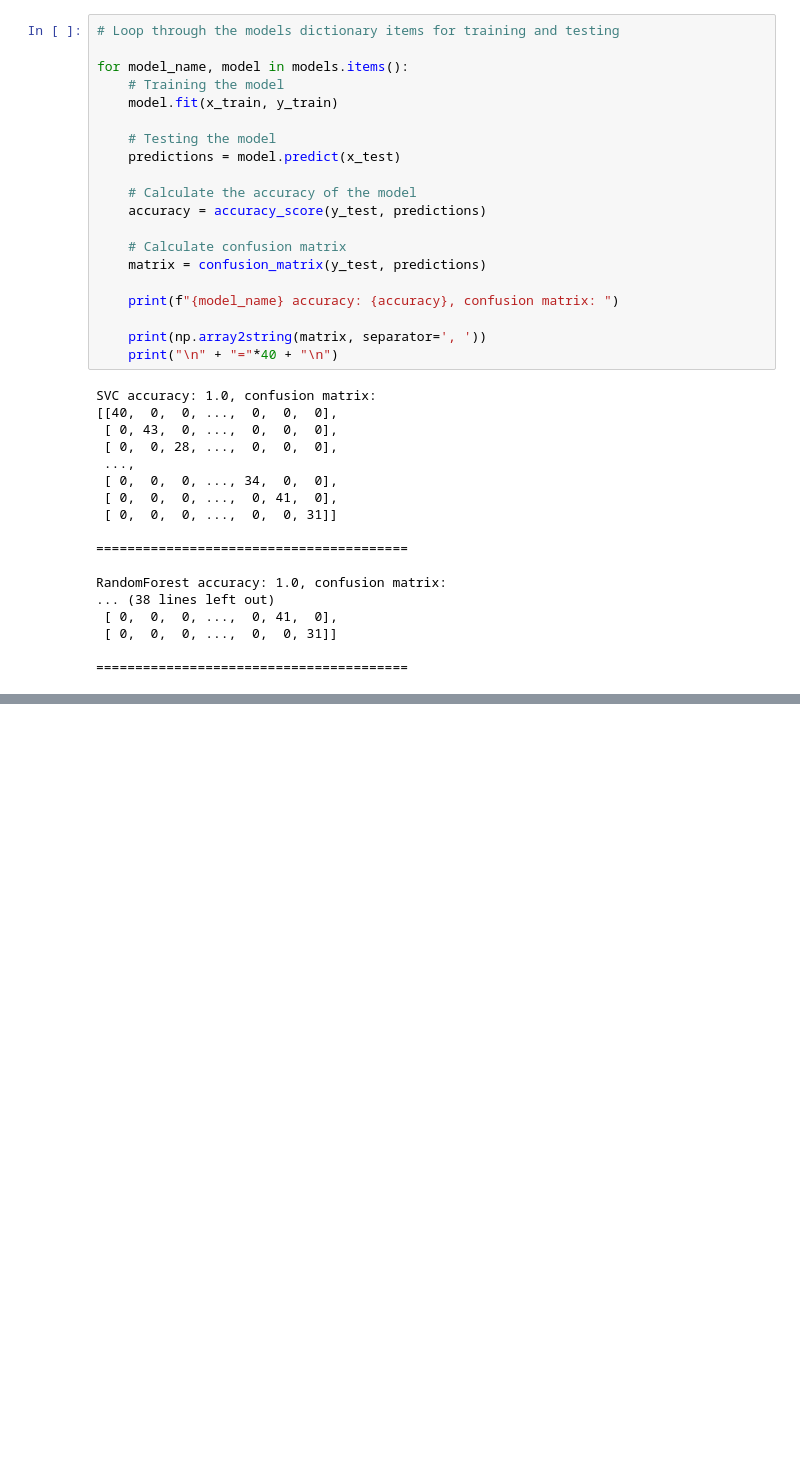
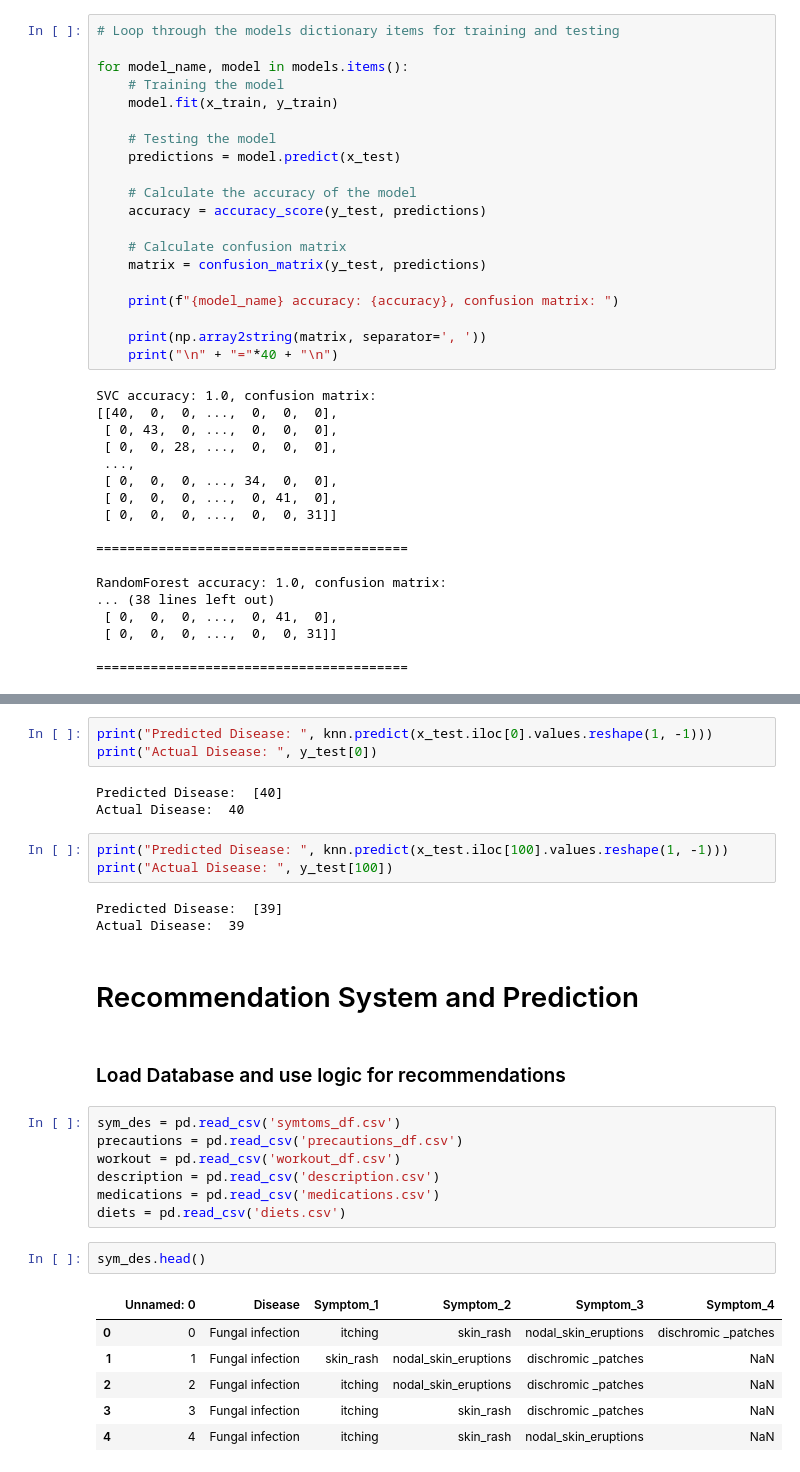
Before and after one commit to ParamDesai111/Health-Recommendation-System, a Jupyter notebook: HealthRecommendationSystem.ipynb, the cells around one changed output, grey strips where cells are left out. Drawn from its saved outputs; the diff is of its cells as text; blank space fills up the shorter version.

```diff
--- a/HealthRecommendationSystem.ipynb
+++ b/HealthRecommendationSystem.ipynb
@@ -161,0 +202,32 @@ RandomForest accuracy: 1.0, confusion matrix:
+# %%
+print("Predicted Disease: ", knn.predict(x_test.iloc[0].values.reshape(1, -1)))
+print("Actual Disease: ", y_test[0])
+# %% [output]
+Predicted Disease:  [40]
+Actual Disease:  40
+# %%
+print("Predicted Disease: ", knn.predict(x_test.iloc[100].values.reshape(1, -1)))
+print("Actual Disease: ", y_test[100])
+# %% [output]
+Predicted Disease:  [39]
+Actual Disease:  39
+# %% [markdown]
+# Recommendation System and Prediction
+# %% [markdown]
+### Load Database and use logic for recommendations
+# %%
+sym_des = pd.read_csv('symtoms_df.csv')
+precautions = pd.read_csv('precautions_df.csv')
+workout = pd.read_csv('workout_df.csv')
+description = pd.read_csv('description.csv')
+medications = pd.read_csv('medications.csv')
+diets = pd.read_csv('diets.csv')
+# %%
+sym_des.head()
+# %% [output]
+|  | Unnamed: 0 | Disease | Symptom_1 | Symptom_2 | Symptom_3 | Symptom_4 |
+| 0 | 0 | Fungal infection | itching | skin_rash | nodal_skin_eruptions | dischromic _patches |
+| 1 | 1 | Fungal infection | skin_rash | nodal_skin_eruptions | dischromic _patches | NaN |
+| 2 | 2 | Fungal infection | itching | nodal_skin_eruptions | dischromic _patches | NaN |
+| 3 | 3 | Fungal infection | itching | skin_rash | dischromic _patches | NaN |
+| 4 | 4 | Fungal infection | itching | skin_rash | nodal_skin_eruptions | NaN |
```
Also changed, not shown: parts of 19 cells of this notebook.
